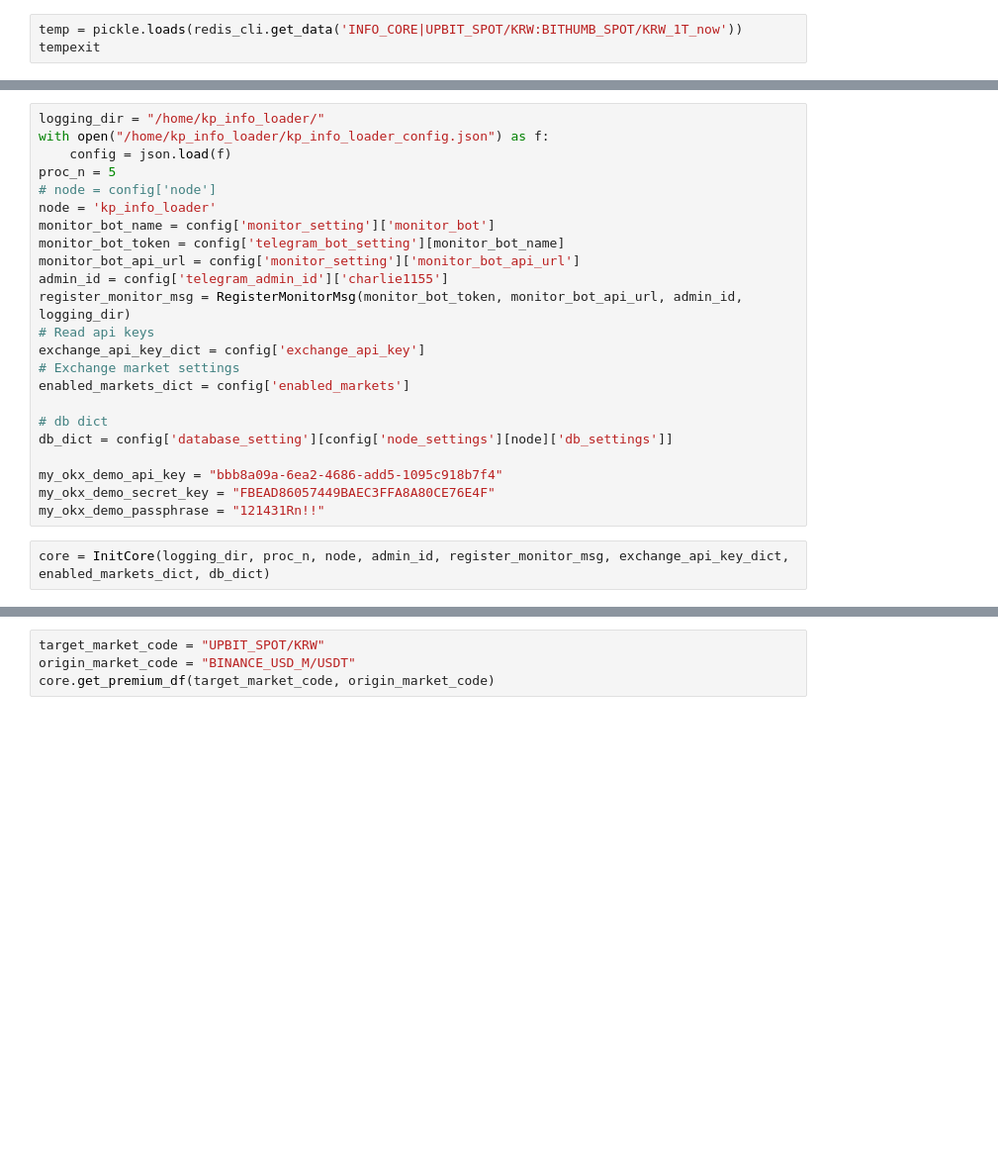
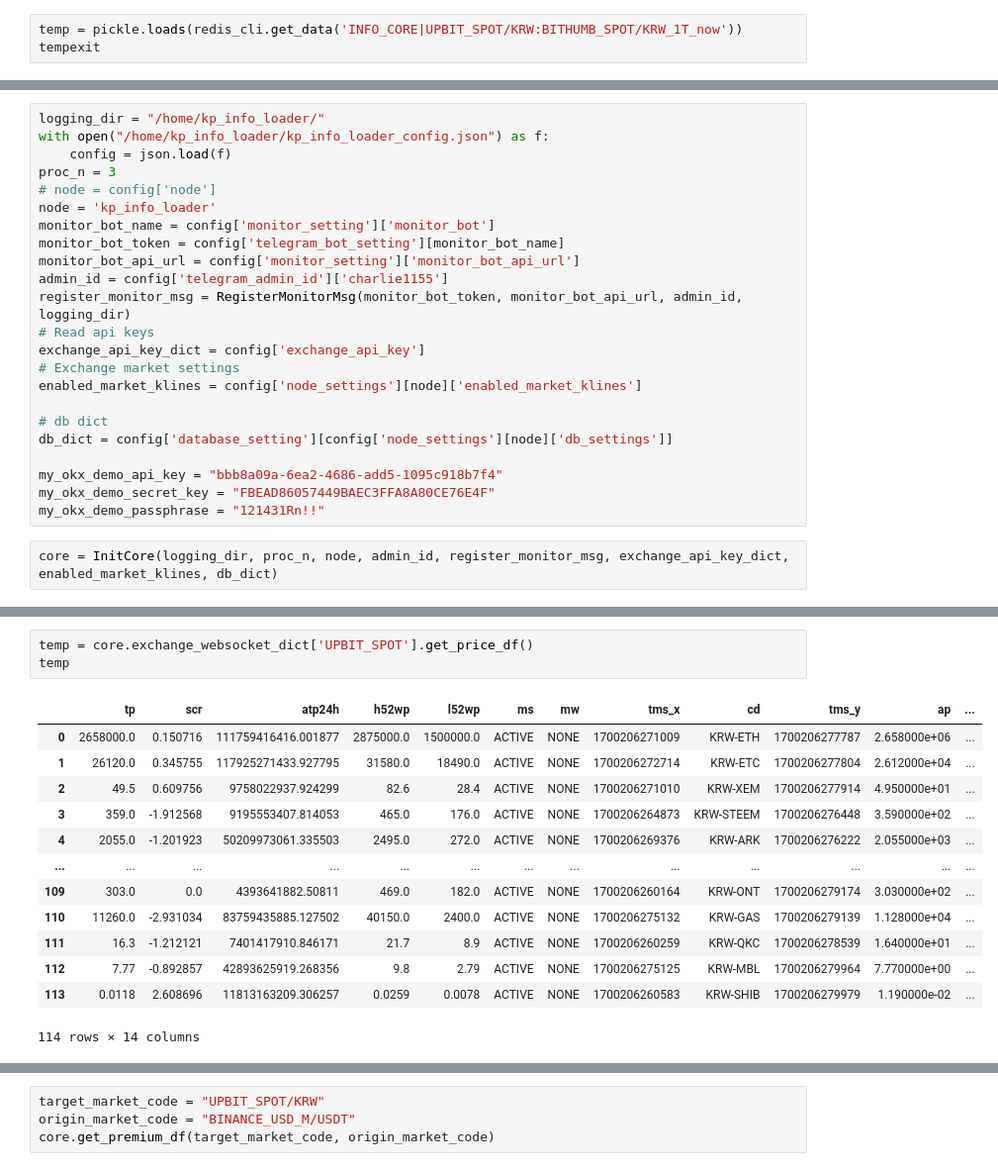
Before and after one commit to charlie115/act, a Jupyter notebook: test_kimp_bot_core.ipynb, the cells around one changed output, grey strips where cells are left out. Shown at 99% size. Drawn from its saved outputs; the diff is of its cells as text; blank space fills up the shorter version.

```diff
--- a/test_kimp_bot_core.ipynb
+++ b/test_kimp_bot_core.ipynb
@@ -34,7 +26,7 @@ temp[temp['base_asset'].isin(['XRP','BTC'])][['base_asset','LS_close','SL_close'
 logging_dir = "/home/kp_info_loader/"
 with open("/home/kp_info_loader/kp_info_loader_config.json") as f:
     config = json.load(f)
-proc_n = 5
+proc_n = 3
 # node = config['node']
 node = 'kp_info_loader'
 monitor_bot_name = config['monitor_setting']['monitor_bot']
@@ -45,7 +37,7 @@ register_monitor_msg = RegisterMonitorMsg(monitor_bot_token, monitor_bot_api_url
 # Read api keys
 exchange_api_key_dict = config['exchange_api_key']
 # Exchange market settings
-enabled_markets_dict = config['enabled_markets']
+enabled_market_klines = config['node_settings'][node]['enabled_market_klines']
 
 # db dict
 db_dict = config['database_setting'][config['node_settings'][node]['db_settings']]
@@ -54,4 +46,4 @@ my_okx_demo_api_key = "bbb8a09a-6ea2-4686-add5-1095c918b7f4"
 my_okx_demo_secret_key = "FBEAD86057449BAEC3FFA8A80CE76E4F"
 my_okx_demo_passphrase = "121431Rn!!"
 # %%
-core = InitCore(logging_dir, proc_n, node, admin_id, register_monitor_msg, exchange_api_key_dict, enabled_markets_dict, db_dict)
+core = InitCore(logging_dir, proc_n, node, admin_id, register_monitor_msg, exchange_api_key_dict, enabled_market_klines, db_dict)
@@ -59,0 +80,17 @@ core.exchange_websocket_dict['BINANCE_SPOT'].terminate_websocket()
+# %%
+temp = core.exchange_websocket_dict['UPBIT_SPOT'].get_price_df()
+temp
+# %% [output]
+|  | tp | scr | atp24h | h52wp | l52wp | ms | mw | tms_x | cd | tms_y | ap | ... |
+| 0 | 2658000.0 | 0.150716 | 111759416416.001877 | 2875000.0 | 1500000.0 | ACTIVE | NONE | 1700206271009 | KRW-ETH | 1700206277787 | 2.658000e+06 | ... |
+| 1 | 26120.0 | 0.345755 | 117925271433.927795 | 31580.0 | 18490.0 | ACTIVE | NONE | 1700206272714 | KRW-ETC | 1700206277804 | 2.612000e+04 | ... |
+| 2 | 49.5 | 0.609756 | 9758022937.924299 | 82.6 | 28.4 | ACTIVE | NONE | 1700206271010 | KRW-XEM | 1700206277914 | 4.950000e+01 | ... |
+| 3 | 359.0 | -1.912568 | 9195553407.814053 | 465.0 | 176.0 | ACTIVE | NONE | 1700206264873 | KRW-STEEM | 1700206276448 | 3.590000e+02 | ... |
+| 4 | 2055.0 | -1.201923 | 50209973061.335503 | 2495.0 | 272.0 | ACTIVE | NONE | 1700206269376 | KRW-ARK | 1700206276222 | 2.055000e+03 | ... |
+| ... | ... | ... | ... | ... | ... | ... | ... | ... | ... | ... | ... | ... |
+| 109 | 303.0 | 0.0 | 4393641882.50811 | 469.0 | 182.0 | ACTIVE | NONE | 1700206260164 | KRW-ONT | 1700206279174 | 3.030000e+02 | ... |
+| 110 | 11260.0 | -2.931034 | 83759435885.127502 | 40150.0 | 2400.0 | ACTIVE | NONE | 1700206275132 | KRW-GAS | 1700206279139 | 1.128000e+04 | ... |
+| 111 | 16.3 | -1.212121 | 7401417910.846171 | 21.7 | 8.9 | ACTIVE | NONE | 1700206260259 | KRW-QKC | 1700206278539 | 1.640000e+01 | ... |
+| 112 | 7.77 | -0.892857 | 42893625919.268356 | 9.8 | 2.79 | ACTIVE | NONE | 1700206275125 | KRW-MBL | 1700206279964 | 7.770000e+00 | ... |
+| 113 | 0.0118 | 2.608696 | 11813163209.306257 | 0.0259 | 0.0078 | ACTIVE | NONE | 1700206260583 | KRW-SHIB | 1700206279979 | 1.190000e-02 | ... |
+114 rows × 14 columns
```
Also changed, not shown: parts of 18 cells of this notebook, 11 other files.
